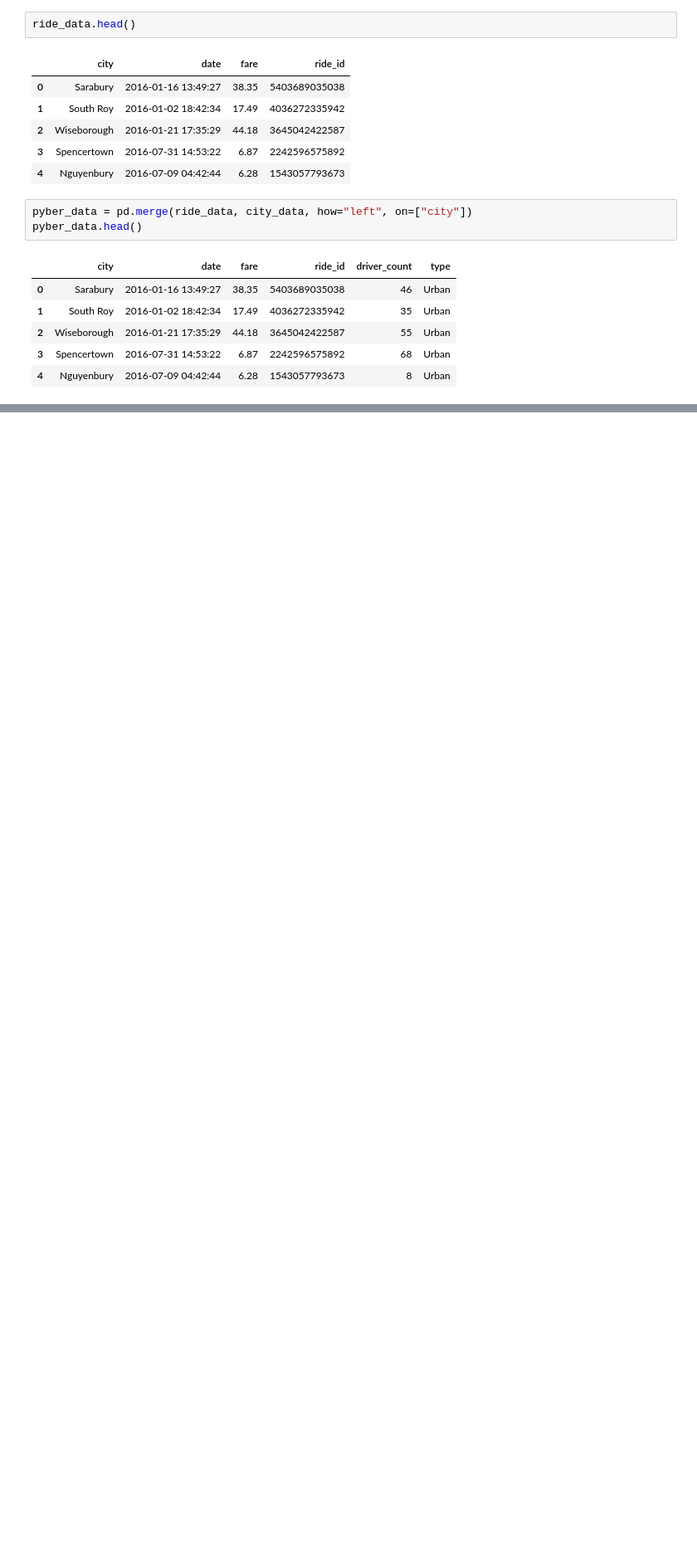
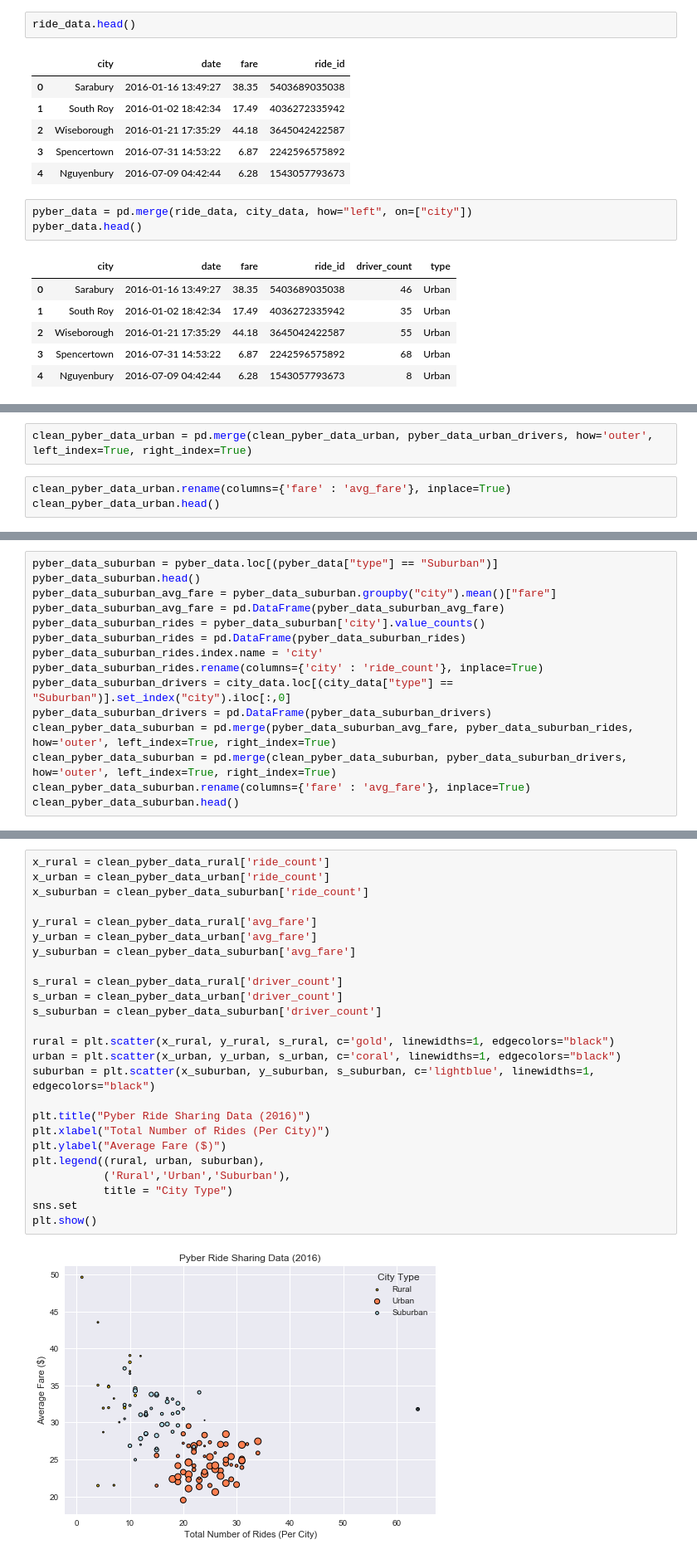
Before and after one commit to TurnpikeWarrior/ruds, a Jupyter notebook: 05-Pyber/Pyber.ipynb, the cells around one changed output, grey strips where cells are left out. Shown at 83% size. Drawn from its saved outputs; the diff is of its cells as text; blank space fills up the shorter version.

```diff
--- a/05-Pyber/Pyber.ipynb
+++ b/05-Pyber/Pyber.ipynb
@@ -89,0 +96,5 @@ Name: fare, dtype: float64
+# %%
+clean_pyber_data_urban = pd.merge(clean_pyber_data_urban, pyber_data_urban_drivers, how='outer', left_index=True, right_index=True)
+# %%
+clean_pyber_data_urban.rename(columns={'fare' : 'avg_fare'}, inplace=True)
+clean_pyber_data_urban.head()
@@ -89,0 +109,15 @@ Name: fare, dtype: float64
+# %%
+pyber_data_suburban = pyber_data.loc[(pyber_data["type"] == "Suburban")]
+pyber_data_suburban.head()
+pyber_data_suburban_avg_fare = pyber_data_suburban.groupby("city").mean()["fare"]
+pyber_data_suburban_avg_fare = pd.DataFrame(pyber_data_suburban_avg_fare)
+pyber_data_suburban_rides = pyber_data_suburban['city'].value_counts()
+pyber_data_suburban_rides = pd.DataFrame(pyber_data_suburban_rides)
+pyber_data_suburban_rides.index.name = 'city'
+pyber_data_suburban_rides.rename(columns={'city' : 'ride_count'}, inplace=True)
+pyber_data_suburban_drivers = city_data.loc[(city_data["type"] == "Suburban")].set_index("city").iloc[:,0]
+pyber_data_suburban_drivers = pd.DataFrame(pyber_data_suburban_drivers)
+clean_pyber_data_suburban = pd.merge(pyber_data_suburban_avg_fare, pyber_data_suburban_rides, how='outer', left_index=True, right_index=True)
+clean_pyber_data_suburban = pd.merge(clean_pyber_data_suburban, pyber_data_suburban_drivers, how='outer', left_index=True, right_index=True)
+clean_pyber_data_suburban.rename(columns={'fare' : 'avg_fare'}, inplace=True)
+clean_pyber_data_suburban.head()
@@ -90 +132,28 @@ Name: fare, dtype: float64
+# %%
+x_rural = clean_pyber_data_rural['ride_count']
+x_urban = clean_pyber_data_urban['ride_count']
+x_suburban = clean_pyber_data_suburban['ride_count']
+
+y_rural = clean_pyber_data_rural['avg_fare']
+y_urban = clean_pyber_data_urban['avg_fare']
+y_suburban = clean_pyber_data_suburban['avg_fare']
+
+s_rural = clean_pyber_data_rural['driver_count']
+s_urban = clean_pyber_data_urban['driver_count']
+s_suburban = clean_pyber_data_suburban['driver_count']
+
+rural = plt.scatter(x_rural, y_rural, s_rural, c='gold', linewidths=1, edgecolors="black")
+urban = plt.scatter(x_urban, y_urban, s_urban, c='coral', linewidths=1, edgecolors="black")
+suburban = plt.scatter(x_suburban, y_suburban, s_suburban, c='lightblue', linewidths=1, edgecolors="black")
+
+plt.title("Pyber Ride Sharing Data (2016)")
+plt.xlabel("Total Number of Rides (Per City)")
+plt.ylabel("Average Fare ($)")
+plt.legend((rural, urban, suburban),
+           ('Rural','Urban','Suburban'),
+           title = "City Type")
+sns.set
+plt.show()
+# %% [output]
+[figure, added]
 # %% [markdown]
```
Also changed, not shown: parts of 36 cells of this notebook.
